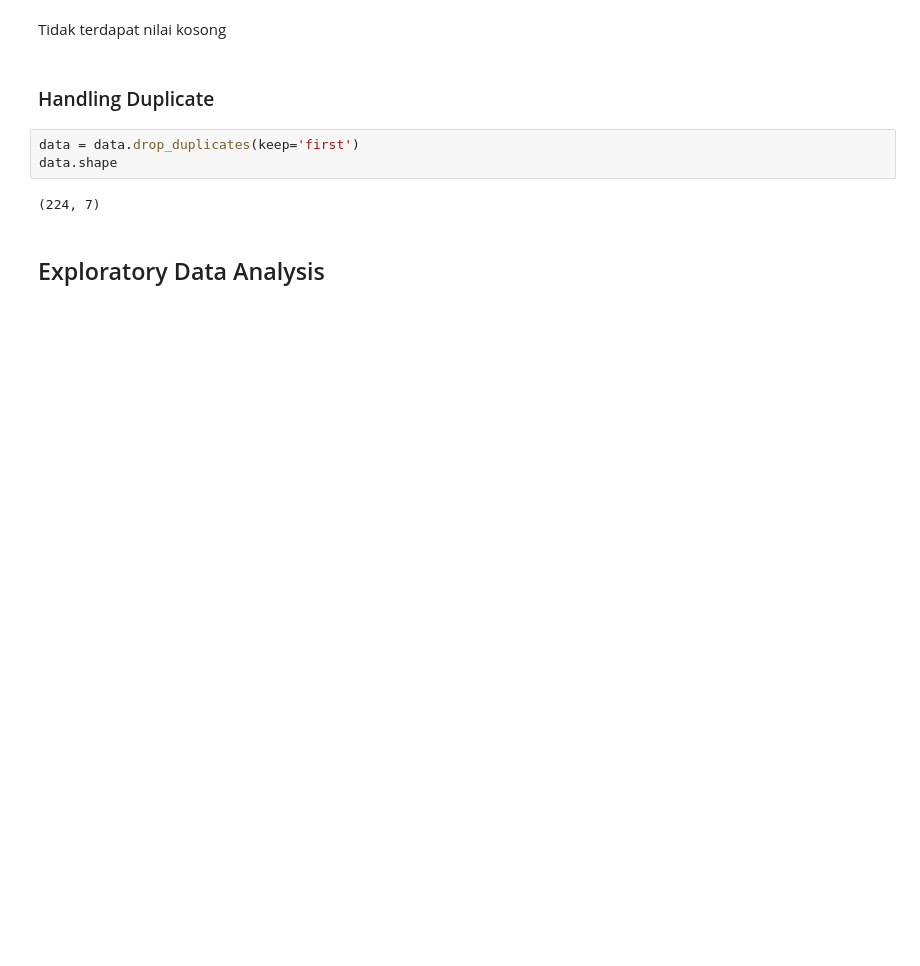
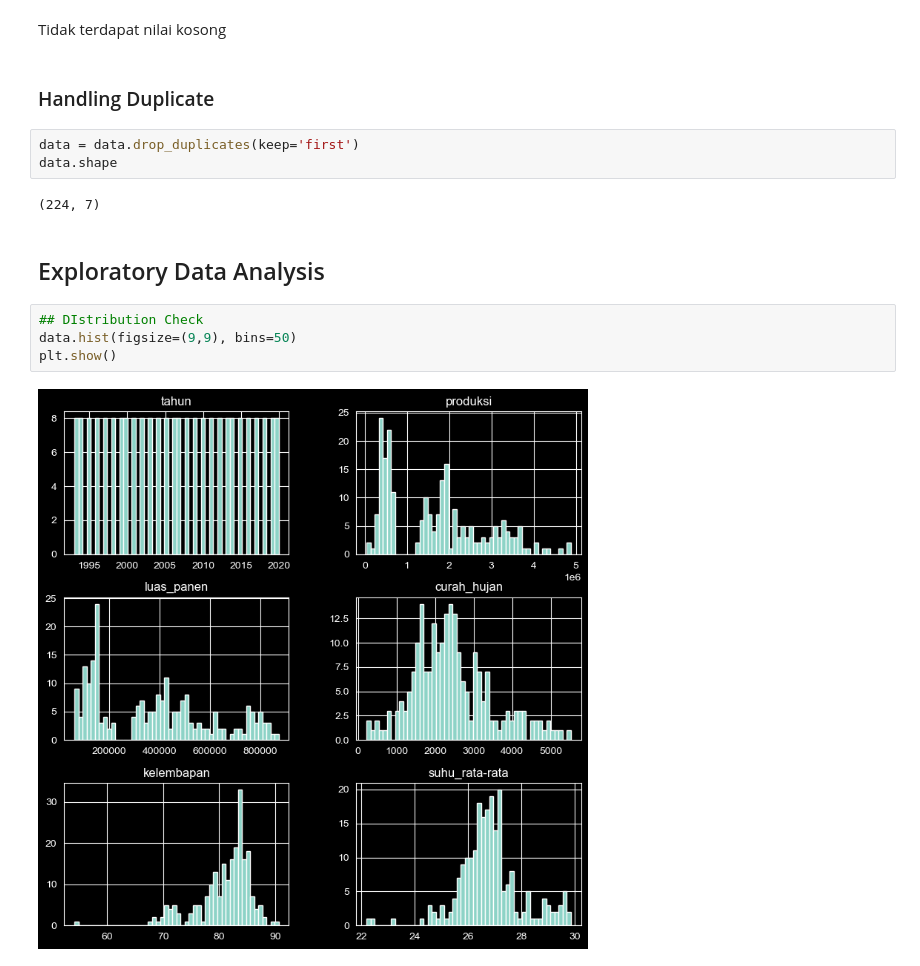
Before and after one commit to syahrazfa/rice-forecasting-models-on-sumatra, a Jupyter notebook: rice_eda.ipynb, the cells around one changed output. Cells and saved outputs as stored; diff of their text form; blank space fills up the shorter version.

```diff
--- a/rice_eda.ipynb
+++ b/rice_eda.ipynb
@@ -129,3 +129,9 @@ data.shape
 (224, 7)
 # %% [markdown]
 ## Exploratory Data Analysis
+# %%
+## DIstribution Check
+data.hist(figsize=(9,9), bins=50)
+plt.show()
+# %% [output]
+[figure, added]
```
Also changed, not shown: parts of 16 cells of this notebook.
